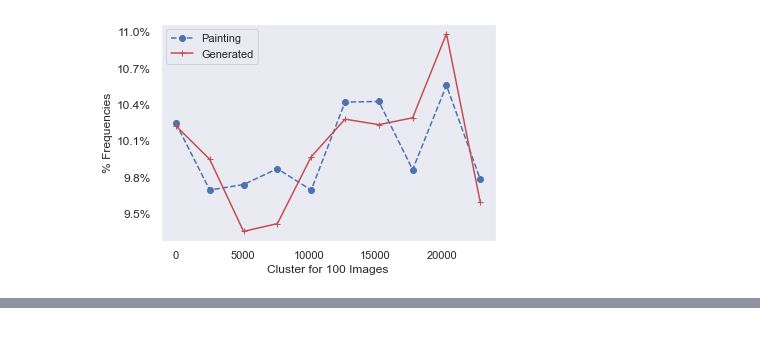
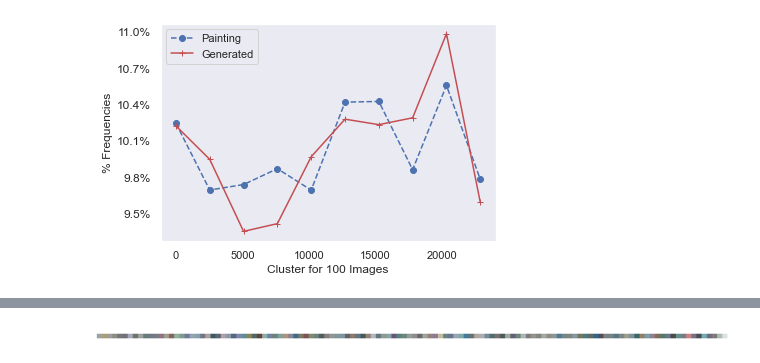
Before and after one commit to arpit2412/Generative-Adversarial-Network-, a Jupyter notebook: CycleGAN/KNN.ipynb, the cells around one changed output, grey strips where cells are left out. Saved outputs shown, nothing was run; the diff lists cells and outputs as text; code cells hidden in the pictures; blank space fills up the shorter version.

Commit message:
KNN Palette

```diff
--- a/CycleGAN/KNN.ipynb
+++ b/CycleGAN/KNN.ipynb
@@ -431,0 +281,13 @@ plt.draw()
+# %%
+## https://blogs.lt.vt.edu/summeraugust/sample-page/claude-monet-color-techniques-and-influences/
+## Used 9 colors
+mp_pallete = []
+cluster_pred = []
+cen = []
+mp = []
+cl = []
+for i in tqdm(paint):
+    less_colors, centers, labels, clusters, kmeans, arr = color_quantization(i, 9)
+    mp.extend(arr.astype(np.int))
+    cl.extend(clusters.astype(np.int))
+    cen.extend(centers.astype(np.int))
@@ -431,0 +325,17 @@ plt.draw()
+# %%
+path = '/Users/arpit/Desktop/GAN/monet2photo/testA/*.jpg'
+filenames = [img for img in glob.glob(path)]
+filenames.sort()
+# %%
+mp_palette = []
+for name in filenames:
+    img = cv2.imread(name,cv2.IMREAD_UNCHANGED)
+    data = img.reshape((-1, 3))
+    data = np.float32(data)
+
+    criteria = (cv2.TERM_CRITERIA_EPS + cv2.TERM_CRITERIA_MAX_ITER, 10, 1.0)
+    flags = cv2.KMEANS_RANDOM_CENTERS
+    compactness,labels,centers = cv2.kmeans(data,1,None,criteria,10,flags)
+
+    print('Dominant color is: bgr({})'.format(centers[0].astype(np.int32)))
+    mp_palette.append(centers[0].astype(np.int32))
@@ -431,0 +368,2 @@ plt.draw()
+# %%
+mp_palette = [tuple(i) for i in mp_palette]
@@ -431,0 +390,5 @@ plt.draw()
+# %%
+scaled_colours = [[color / 255 for color in row] for row in mp_palette]
+sns.palplot(scaled_colours)
+# %% [output]
+[figure, added]
```
Also changed, not shown: parts of 57 cells of this notebook.
